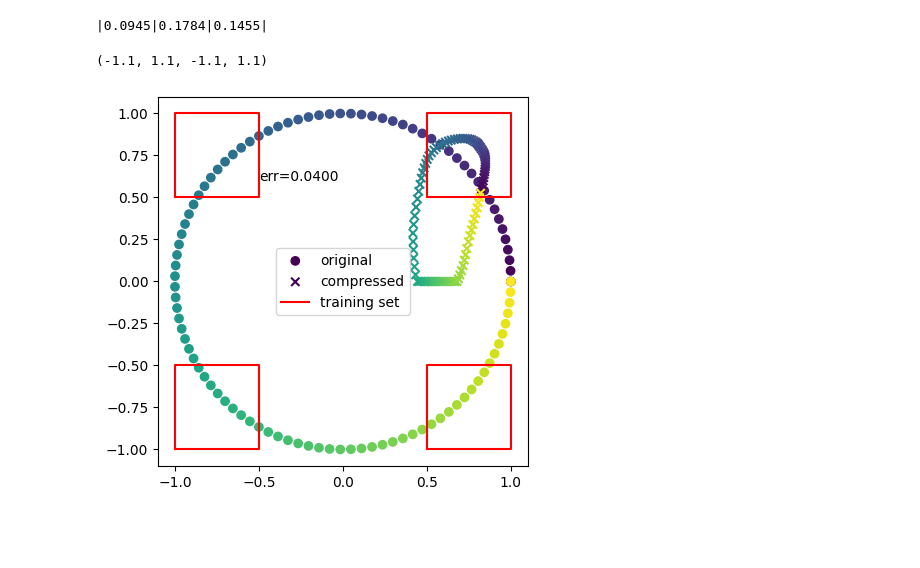
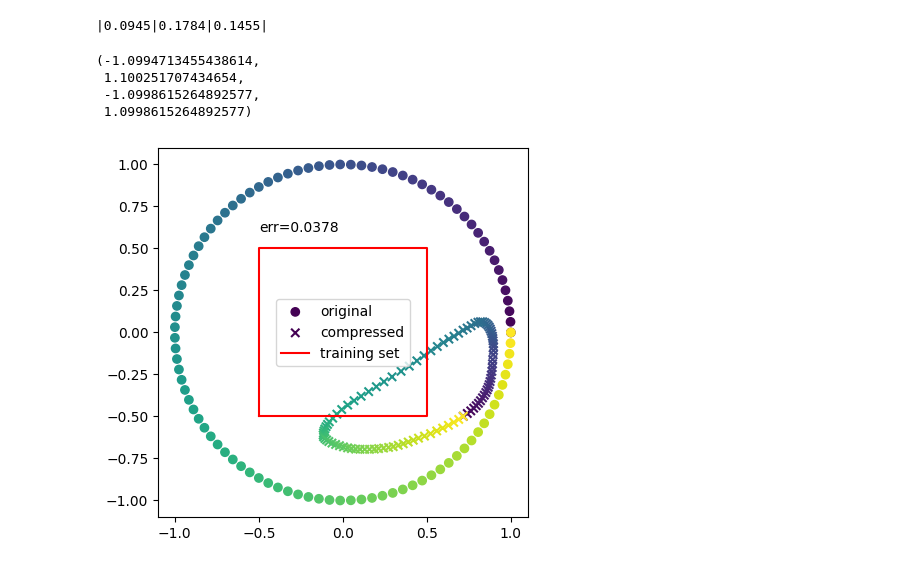
Before and after one commit to jc-bao/policy-adaptation-survey, a Jupyter notebook: adaptive_control_gym/utils/plot.ipynb, the cells around one changed output. Saved outputs shown, nothing was run; the diff lists cells and outputs as text; code cells hidden in the pictures; blank space fills up the shorter version.

```diff
--- a/adaptive_control_gym/utils/plot.ipynb
+++ b/adaptive_control_gym/utils/plot.ipynb
@@ -63,39 +63,42 @@ ic| expert_Dw1['expert_err_x_final']: 0.09450117498636246
 # load torch module
 import torch
 # load the model
-model = torch.load('/home/pcy/rl/policy-adaptation-survey/results/rl/ppo_ood-only-res-out-50.pt')
+model = torch.load('/home/pcy/rl/policy-adaptation-survey/results/rl/ppo_ood-only-res-center-50.pt')
 compressor = model['compressor'].to('cpu')
 err = model['expert_err_x_final']
 # %%
 # create xy from a circle with torch
 theta = torch.linspace(0, 2*torch.pi, 100)
 x = torch.cos(theta)
 y = torch.sin(theta)
 xy = torch.stack([x, y], dim=1)
 # get the compressed xy
 xy_compressed = compressor(xy)
 # plot the result
 import matplotlib.pyplot as plt
 plt.scatter(xy[:,0], xy[:,1], label='original', c=theta, marker='o')
 plt.scatter(xy_compressed[:,0], xy_compressed[:,1], label='compressed', c=theta, marker='x')
 # plot red rectangle with corners at (-1, -1), (-1, 0), (0, -1), (0, 0)
-# u, v = -1, 0.
-# plt.plot([u, u, v, v, u], [u, v, v, u, u], c='r', label='training set')
-# draw a red rectangle in left down
-plt.plot([-1, -0.5, -0.5, -1, -1], [-1, -1, -0.5, -0.5, -1], c='r', label='training set')
-# draw a red rectangle in right up
-plt.plot([0.5, 1, 1, 0.5, 0.5], [0.5, 0.5, 1, 1, 0.5], c='r')
-# draw a red rectangle in left up
-plt.plot([-1, -0.5, -0.5, -1, -1], [0.5, 0.5, 1, 1, 0.5], c='r')
-# draw a red rectangle in right down
-plt.plot([0.5, 1, 1, 0.5, 0.5], [-1, -1, -0.5, -0.5, -1], c='r')
+u, v = -0.5, 0.5
+plt.plot([u, u, v, v, u], [u, v, v, u, u], c='r', label='training set')
+# # draw a red rectangle in left down
+# plt.plot([-1, -0.5, -0.5, -1, -1], [-1, -1, -0.5, -0.5, -1], c='r', label='training set')
+# # draw a red rectangle in right up
+# plt.plot([0.5, 1, 1, 0.5, 0.5], [0.5, 0.5, 1, 1, 0.5], c='r')
+# # draw a red rectangle in left up
+# plt.plot([-1, -0.5, -0.5, -1, -1], [0.5, 0.5, 1, 1, 0.5], c='r')
+# # draw a red rectangle in right down
+# plt.plot([0.5, 1, 1, 0.5, 0.5], [-1, -1, -0.5, -0.5, -1], c='r')
 
 # add err text
 plt.text(-0.5, 0.6, f'err={err:.4f}')
 # add legend
 plt.legend()
 # square the plot
 plt.axis('square')
 # %% [output]
-(-1.1, 1.1, -1.1, 1.1)
+(-1.0994713455438614,
+ 1.100251707434654,
+ -1.0998615264892577,
+ 1.0998615264892577)
-[figure, old version]
+[figure, new version]
```
Also changed, not shown: 2 other files.
